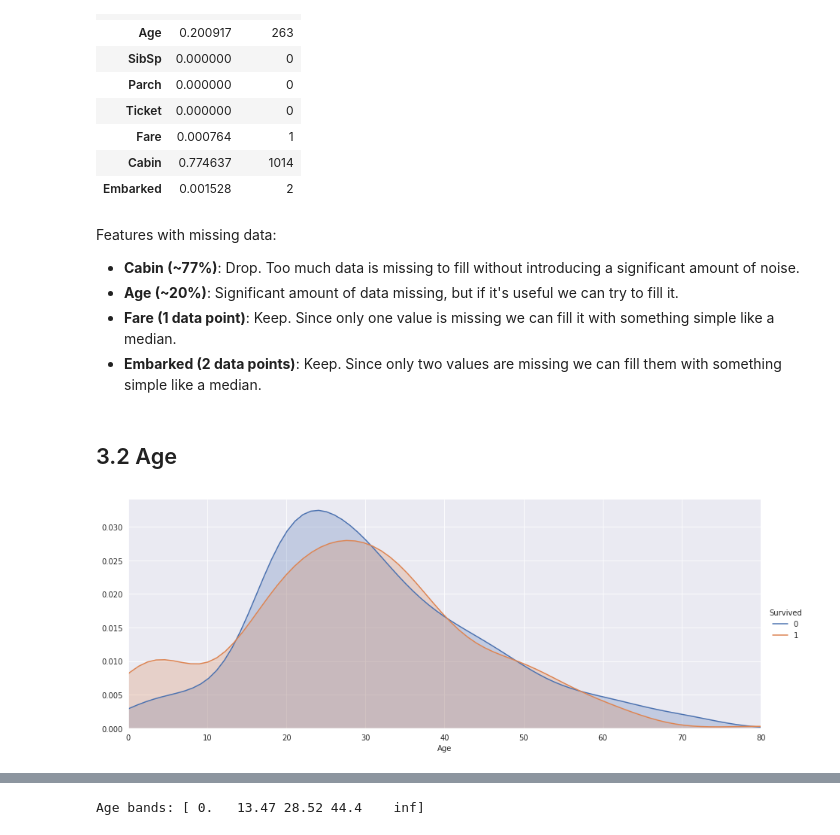
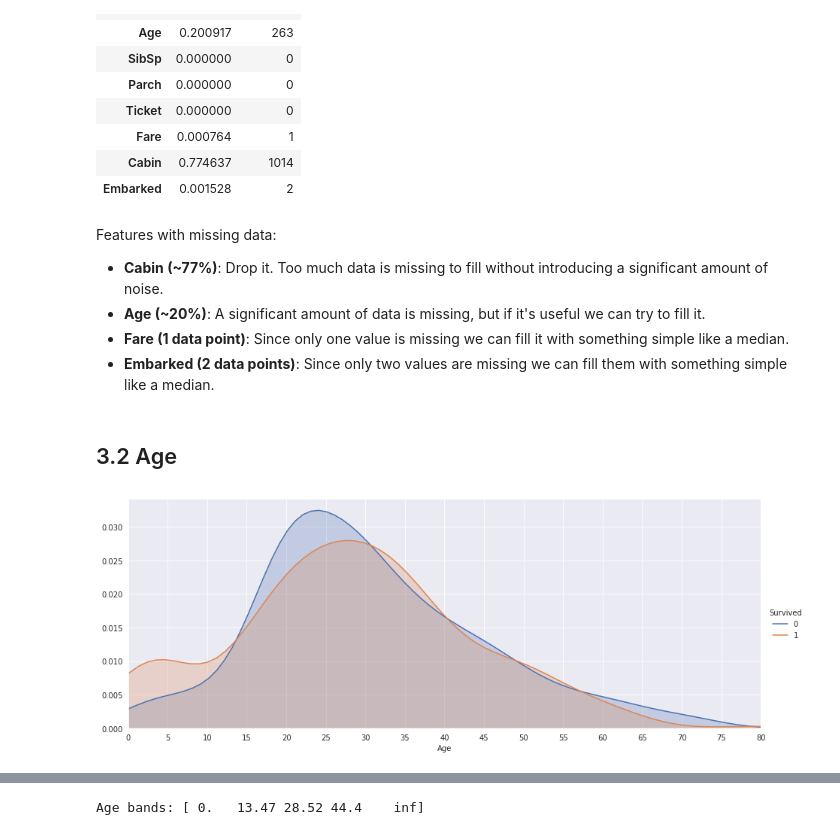
Before and after one commit to davidtvs/kaggle-titanic, a Jupyter notebook: ml/surviving-the-titanic.ipynb, the cells around one changed output, grey strips where cells are left out. Cells and saved outputs as stored; diff of their text form; code cells hidden in the pictures.

```diff
--- a/ml/surviving-the-titanic.ipynb
+++ b/ml/surviving-the-titanic.ipynb
@@ -133,10 +135,10 @@ pd.DataFrame({'No. NaN': dataset.isna().sum(), '%': dataset.isna().sum() / len(d
 | Embarked | 0.001528 | 2 |
 # %% [markdown]
 Features with missing data:
-- **Cabin (~77%)**: Drop. Too much data is missing to fill without introducing a significant amount of noise.
-- **Age (~20%)**: Significant amount of data missing, but if it's useful we can try to fill it.
-- **Fare (1 data point)**: Keep. Since only one value is missing we can fill it with something simple like a median.
-- **Embarked (2 data points)**: Keep. Since only two values are missing we can fill them with something simple like a median.
+- **Cabin (~77%)**: Drop it. Too much data is missing to fill without introducing a significant amount of noise.
+- **Age (~20%)**: A significant amount of data is missing, but if it's useful we can try to fill it.
+- **Fare (1 data point)**: Since only one value is missing we can fill it with something simple like a median.
+- **Embarked (2 data points)**: Since only two values are missing we can fill them with something simple like a median.
 # %%
 train.drop(columns='Cabin', inplace=True)
 test.drop(columns='Cabin', inplace=True)
@@ -145,8 +147,8 @@ test.drop(columns='Cabin', inplace=True)
 # %%
 with sns.axes_style("darkgrid"):
     g = sns.FacetGrid(train, hue='Survived', height=5, aspect=2.5)
     g.map(sns.kdeplot, 'Age', shade=True)
     g.add_legend()
-    g.set(xlim=(0, train['Age'].max()))
+    g.set(xticks=np.arange(0, train['Age'].max() + 1, 5), xlim=(0, train['Age'].max()))
 # %% [output]
-[figure, old version]
+[figure, new version]
```
Also changed, not shown: parts of 48 cells of this notebook.
